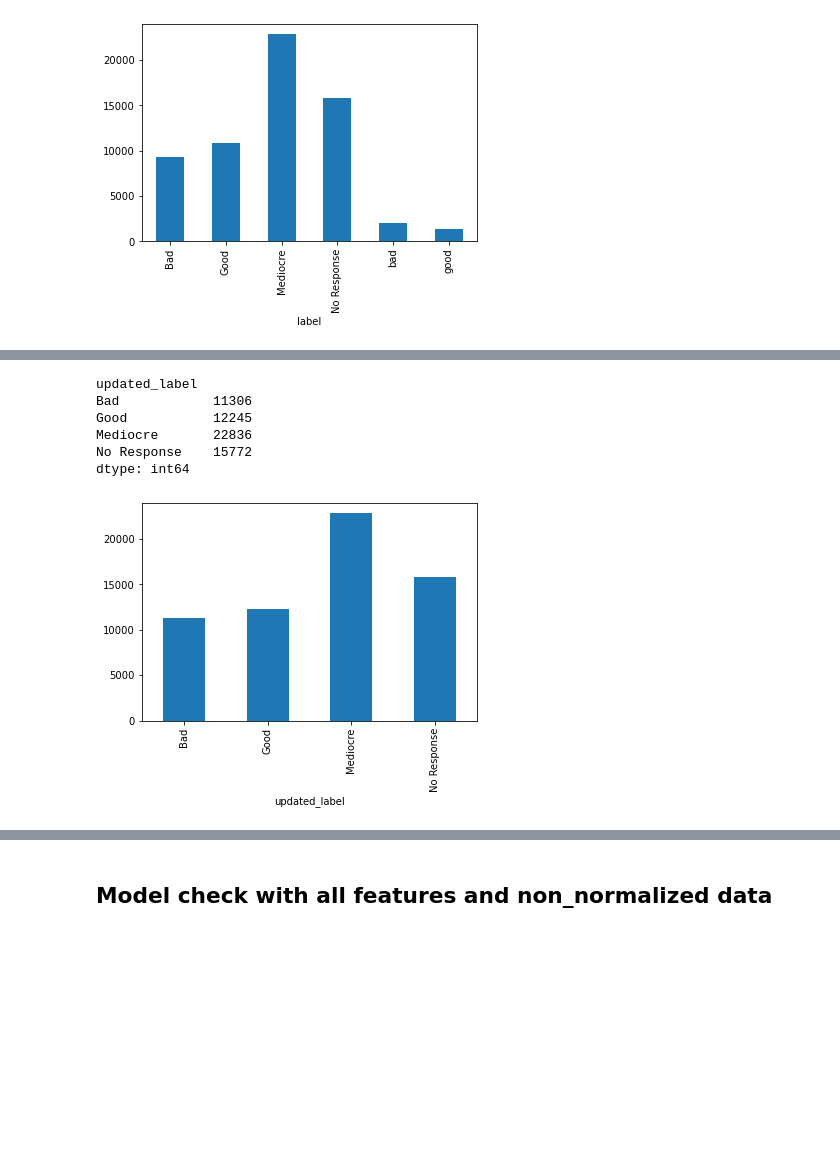
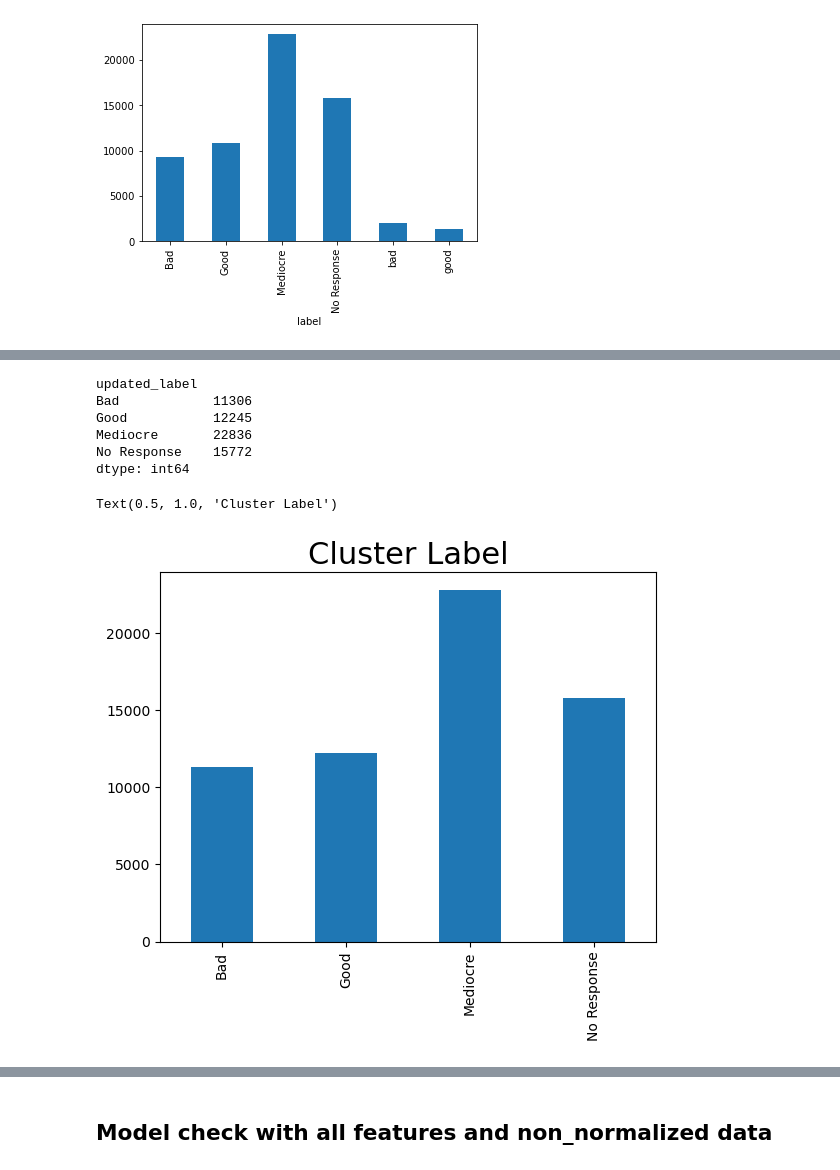
Before and after one commit to rohitduvadie/Capstone, a Jupyter notebook: Exploratory/Supervised learning/GDSC_triplicate_batch_Supervised_ML_RKD_Updated.ipynb, the cells around one changed output, grey strips where cells are left out. Saved outputs shown, nothing was run; the diff lists cells and outputs as text; code cells hidden in the pictures; blank space fills up the shorter version.

```diff
--- a/Exploratory/Supervised learning/GDSC_triplicate_batch_Supervised_ML_RKD_Updated.ipynb
+++ b/Exploratory/Supervised learning/GDSC_triplicate_batch_Supervised_ML_RKD_Updated.ipynb
@@ -340,16 +340,19 @@ non_narmalized_df.head()
 # %%
 ## Check if number of labels in each category is similar after proper labelling
 
 print(df_cluster_label.groupby(['updated_label']).size())
 ax = df_cluster_label.groupby(['updated_label']).size().plot(kind = 'bar')
+ax.set(xlabel=None)
+plt.title("Cluster Label", fontsize = 22)
 # %% [output]
 updated_label
 Bad            11306
 Good           12245
 Mediocre       22836
 No Response    15772
 dtype: int64
+Text(0.5, 1.0, 'Cluster Label')
-[figure, old version]
+[figure, new version]
 # %%
 #non-normalized data frame
 
```
Also changed, not shown: parts of 40 cells of this notebook.
